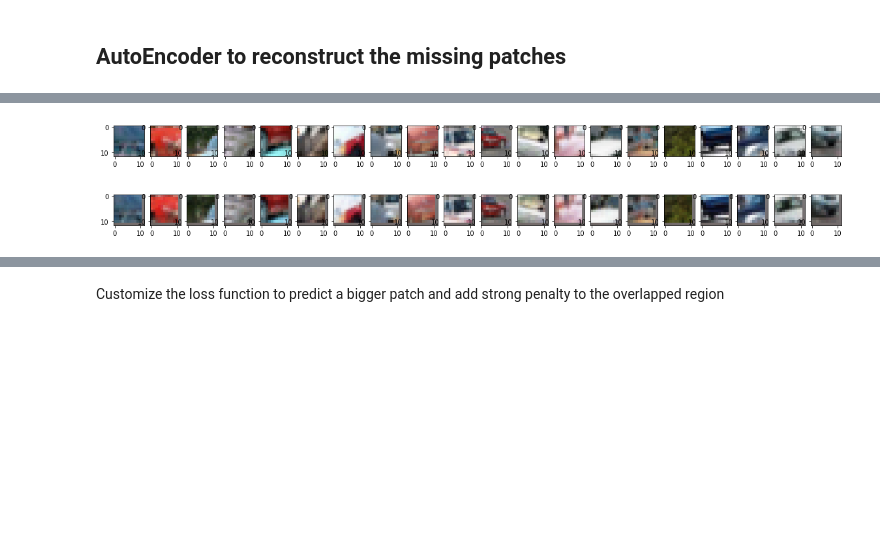
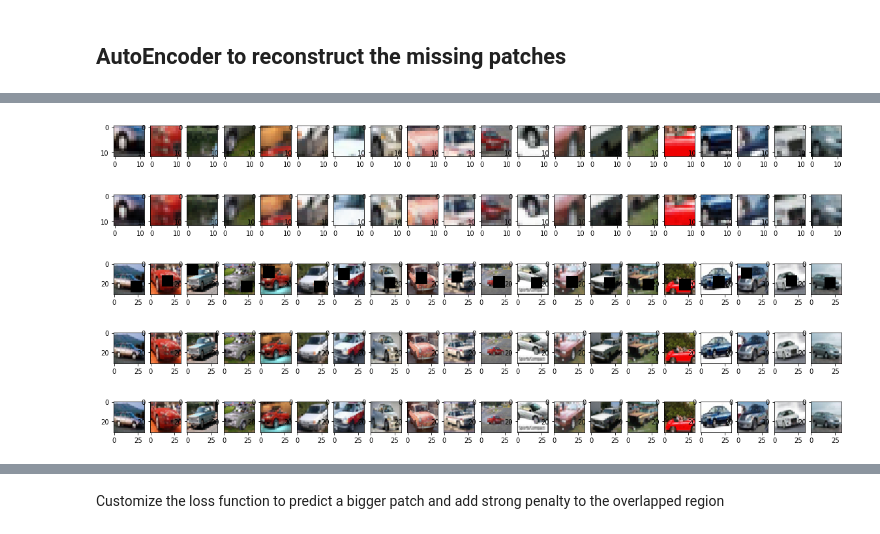
Before and after one commit to nji3/Deep_Learning_Study_Tutorial, a Jupyter notebook: Image Fill/Image_Fill_by_AutoEncoder.ipynb, the cells around one changed output, grey strips where cells are left out. Drawn from its saved outputs; the diff is of its cells as text; code cells hidden in the pictures; blank space fills up the shorter version.

```diff
--- a/Image Fill/Image_Fill_by_AutoEncoder.ipynb
+++ b/Image Fill/Image_Fill_by_AutoEncoder.ipynb
@@ -102,7 +100,8 @@ full_encoder = Model([input1,input2],full_l5)
 full_d1 = layers.Conv2DTranspose(256,(3,3),activation='relu',strides=4,padding='same')(full_l5)
 full_d2 = layers.Conv2DTranspose(128,(3,3),activation='relu',strides=2,padding='same')(full_d1)
 full_d3 = layers.Conv2DTranspose(64,(3,3),activation='relu',strides=2,padding='same')(full_d2)
-full_d4 = layers.Conv2DTranspose(3,(3,3),activation='sigmoid',strides=2,padding='same')(full_d3)
-full_ae = Model([input1,input2],full_d4)
+full_d4 = layers.Conv2DTranspose(64,(3,3),activation='relu',strides=2,padding='same')(full_d3)
+full_d5 = layers.Conv2D(3,(3,3),activation='sigmoid',padding='same')(full_d4)
+full_ae = Model([input1,input2],full_d5)
 full_ae.summary()
 # %% [output]
@@ -178,7 +177,7 @@ def Img_incomp_rand_patches(imgs_mod,imgs,cond,w=12):
         start = random.randint(0,31-w)
         end = start+w
         imgs_mod[i][start:end,start:end,:] = 0
-        cond[i][start:end,start:end,:] = 1
+        cond[i][start:end,start:end,:] = 0
         patches.append(imgs[i][start:end,start:end,:])
     return imgs_mod,cond,patches
 
@@ -231,7 +230,8 @@ encoder = Model([input2_1,input2_2],l5)
 d1 = layers.Conv2DTranspose(256,(3,3),activation='relu',strides=4)(l5)
 d2 = layers.Conv2DTranspose(128,(3,3),activation='relu',strides=2,padding='same')(d1)
 d3 = layers.Conv2DTranspose(64,(3,3),activation='relu')(d2)
-d4 = layers.Conv2DTranspose(3,(3,3),activation='sigmoid')(d3)
-ae = Model([input2_1,input2_2],d4)
+d4 = layers.Conv2DTranspose(64,(3,3),activation='relu')(d3)
+d5 = layers.Conv2D(3,(3,3),activation='sigmoid',padding='same')(d4)
+ae = Model([input2_1,input2_2],d5)
 ae.summary()
 # %% [output]
@@ -277,9 +277,26 @@ Epoch 100/100
 <keras.callbacks.History at 0x...>
+# %%
+fill_train = ae.predict([x_train2,cond_train2],batch_size=batch_size)
+fill_x_train = []
+for i,condm in enumerate(cond_train2):
+  a = np.zeros((32,32,3))
+  b = np.zeros((32,32,3))
+  b[:,:,0] = condm.reshape((32,32))
+  b[:,:,1] = condm.reshape((32,32))
+  b[:,:,2] = condm.reshape((32,32))
+  a[np.where(b == 0)] = fill_train[i,:,:,:].reshape((12*12*3,))
+  fill_x_train.append(x_train2[i]+a)
+fill_x_train = np.array(fill_x_train)
 # %%
-fill_train = ae.predict([x_train2,cond_train2],batch_size=batch_size)
 Plot_Img(20,x_train_patches2,20,10)
 Plot_Img(20,fill_train,20,10)
+Plot_Img(20,x_train2,20,10)
+Plot_Img(20,x_tra,20,10)
+Plot_Img(20,fill_x_train,20,10)
 plt.show()
 # %% [output]
-[figure, old version]
+[figure, new version]
-[figure, old version]
+[figure, new version]
+[figure, added]
+[figure, added]
+[figure, added]
```
Also changed, not shown: parts of 20 cells of this notebook.
